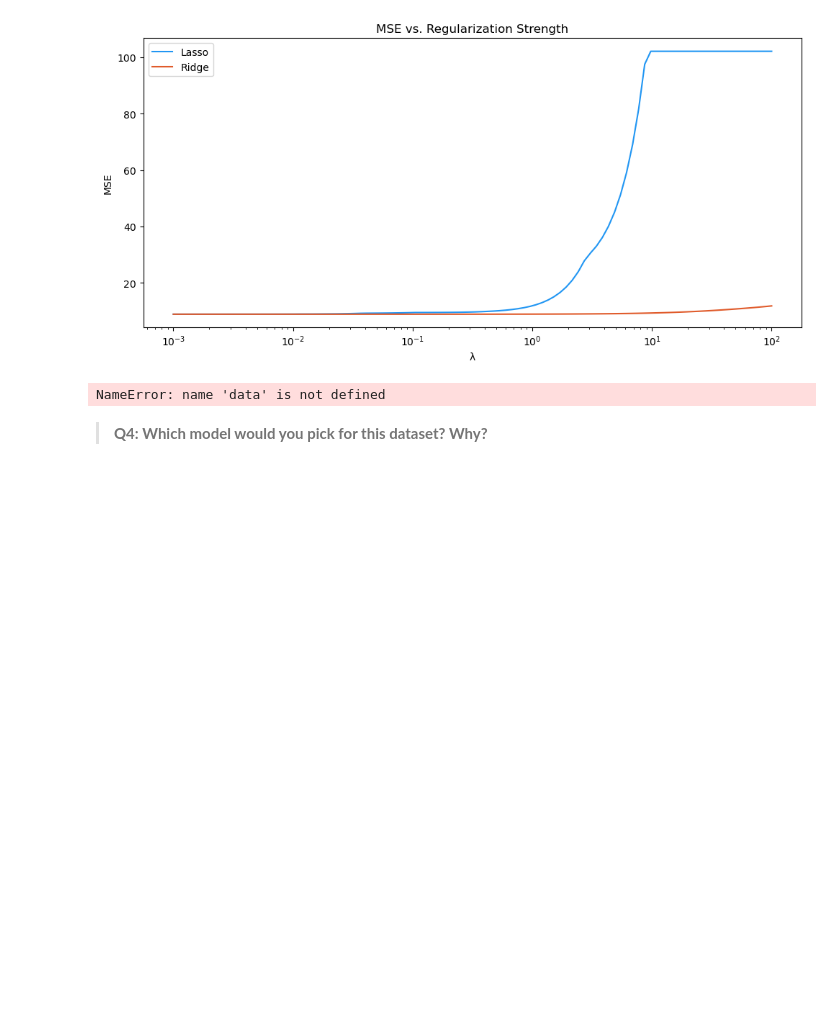
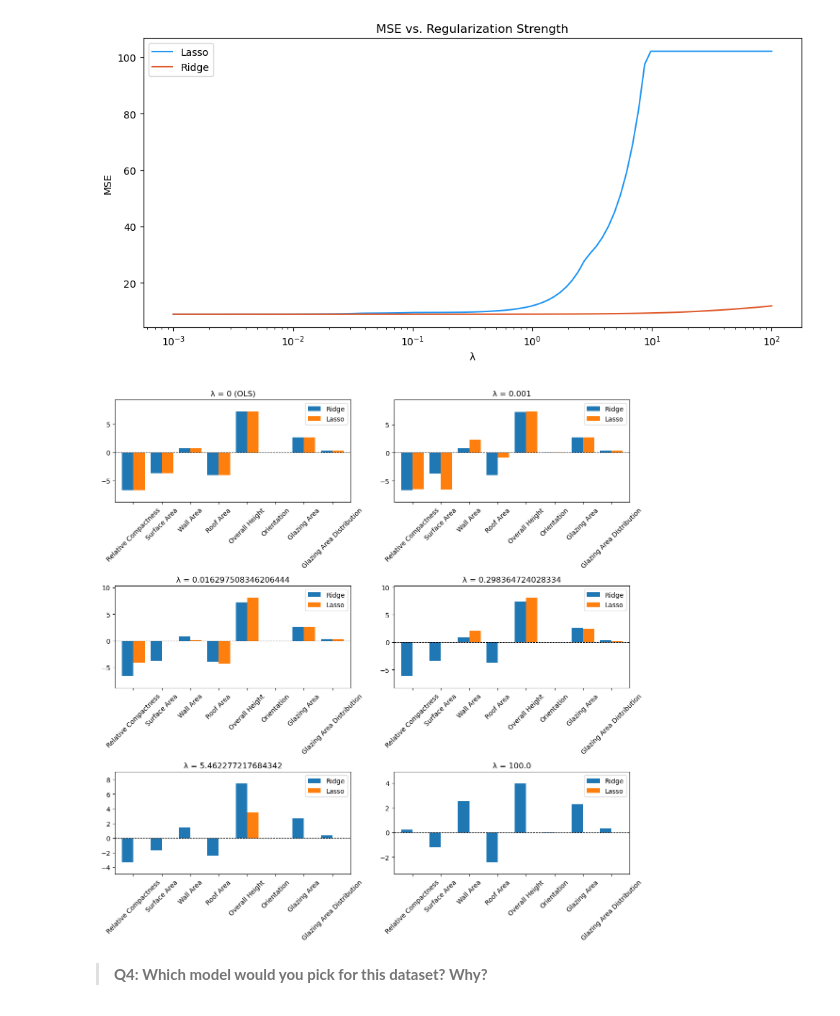
Before and after one commit to sofiasarak/assignment-3, a Jupyter notebook: task1/hw3-task1.ipynb, the cells around one changed output. Saved outputs shown, nothing was run; the diff lists cells and outputs as text; code cells hidden in the pictures; blank space fills up the shorter version.

```diff
--- a/task1/hw3-task1.ipynb
+++ b/task1/hw3-task1.ipynb
@@ -407,38 +407,48 @@ plt.show()
 # %% [output]
 [figure]
 # %%
-for lam in lambdas:
+# initialize blank data frame
+data = []
+
+# create lambdas list with 5 evenly-spaced values and 0
+lambdas_plot = np.array([0, lambdas[0], lambdas[24], lambdas[49], lambdas[74], lambdas[99]])
+
+# run both models on each lambda value, saving results in df
+for lam in lambdas_plot:
     if lam == 0:
-        ols = LinearRegression().fit(X_train, y_train)
+        ols = LinearRegression().fit(X_train_scaled, y_train)
         data.append(pd.DataFrame({
             'Ridge': ols.coef_,
             'Lasso': ols.coef_
-        }, index=['X1', 'X2', 'X1_corr', 'X2_corr', 'Noise1', 'Noise2']))
+        }, index= ["Relative Compactness", "Surface Area", "Wall Area", "Roof Area",
+      "Overall Height", "Orientation", "Glazing Area", "Glazing Area Distribution"]))
     else:
-        ridge = Ridge(alpha=lam).fit(X_train, y_train)
-        lasso = Lasso(alpha=lam).fit(X_train, y_train)
+        ridge = Ridge(alpha=lam).fit(X_train_scaled, y_train)
+        lasso = Lasso(alpha=lam).fit(X_train_scaled, y_train)
         data.append(pd.DataFrame({
             'Ridge': ridge.coef_,
             'Lasso': lasso.coef_
-        }, index=['X1', 'X2', 'X1_corr', 'X2_corr', 'Noise1', 'Noise2']))
+        }, index= ["Relative Compactness", "Surface Area", "Wall Area", "Roof Area",
+      "Overall Height", "Orientation", "Glazing Area", "Glazing Area Distribution"]))
 
-fig, axes = plt.subplots(2, 2, figsize=(8, 4))
+# plot results, iterating over the 6 selected lambda values
+fig, axes = plt.subplots(3, 2, figsize=(12, 12))
 axes = axes.flatten()
 for i, df in enumerate(data):
     df.plot.bar(ax=axes[i], width=0.8)
-    title = 'λ = 0 (OLS)' if lambdas[i] == 0 else f'λ = {lambdas[i]}'
+    title = 'λ = 0 (OLS)' if lambdas_plot[i] == 0 else f'λ = {lambdas_plot[i]}'
     axes[i].set_title(title)
     axes[i].set_xticklabels(df.index, rotation=45)
     axes[i].axhline(0, color='black', linewidth=0.8, linestyle='--')
     ymin = min(df.values.min(), 0)
     ymax = max(df.values.max(), 0)
     pad = max((ymax - ymin) * 0.15, 0.5)
     axes[i].set_ylim(ymin - pad, ymax + pad)
 
 plt.tight_layout()
 plt.show()
 # %% [output]
-NameError: name 'data' is not defined
+[figure, added]
 # %% [markdown]
 > **Q4: Which model would you pick for this dataset? Why?**
 # %% [markdown]
```
Also changed, not shown: parts of 6 cells of this notebook.
